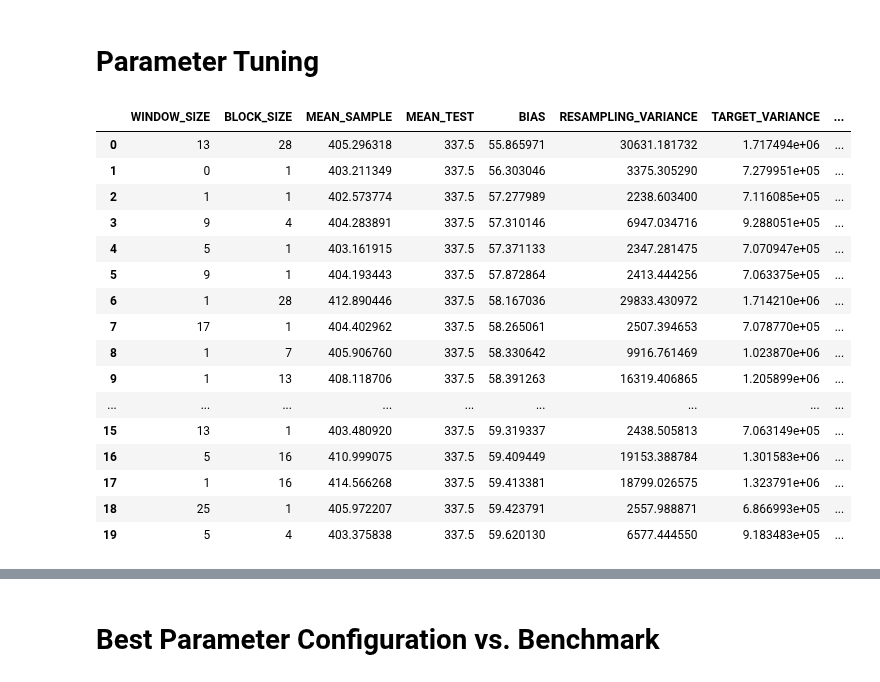
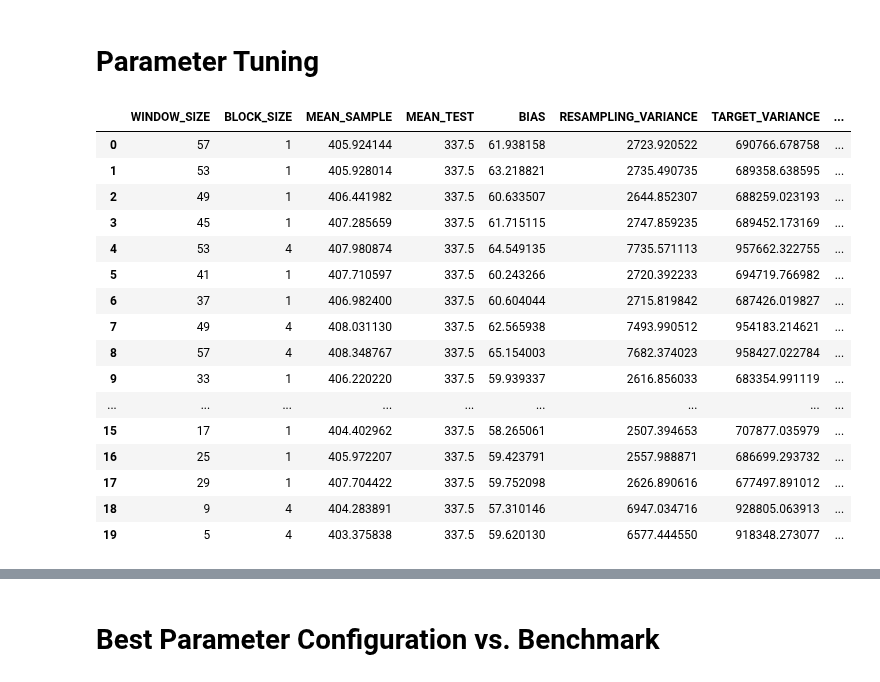
Before and after one commit to chrisnhr/Diplom, a Jupyter notebook: bootstrapping.ipynb, the cells around one changed output, grey strips where cells are left out. Saved outputs shown, nothing was run; the diff lists cells and outputs as text; code cells hidden in the pictures.

```diff
--- a/bootstrapping.ipynb
+++ b/bootstrapping.ipynb
@@ -89,23 +107,20 @@ Evaluation.run_grid(input_data) #3min auf dem Mac, dauert deutlich länger, wenn
 # %%
-df_grid_results = pd.read_csv("results/grid_results.csv")
-df_grid_results.groupby(["WINDOW_SIZE", "BLOCK_SIZE"]).median().drop(["TEST_ITEM_COMMUNICATIONKEY", "TWIN_NUMBER"], axis=1).sort_values("BIAS").reset_index().head(20) #median, bc distribution is skewed
-# auf Shortcomings des MAPE hinweisen in der Arbeit!
-#glaube wir sind durch das rausschneiden der soldouts überall schlechter geworden
+df_grid_results.groupby(["WINDOW_SIZE", "BLOCK_SIZE"]).median().drop(["TEST_ITEM_COMMUNICATIONKEY", "TWIN_NUMBER"], axis=1).sort_values("MAE").reset_index().head(20) #median, bc distribution is skewed
 # %% [output]
 |  | WINDOW_SIZE | BLOCK_SIZE | MEAN_SAMPLE | MEAN_TEST | BIAS | RESAMPLING_VARIANCE | TARGET_VARIANCE | ... |
-| 0 | 13 | 28 | 405.296318 | 337.5 | 55.865971 | 30631.181732 | 1.717494e+06 | ... |
-| 1 | 0 | 1 | 403.211349 | 337.5 | 56.303046 | 3375.305290 | 7.279951e+05 | ... |
-| 2 | 1 | 1 | 402.573774 | 337.5 | 57.277989 | 2238.603400 | 7.116085e+05 | ... |
-| 3 | 9 | 4 | 404.283891 | 337.5 | 57.310146 | 6947.034716 | 9.288051e+05 | ... |
-| 4 | 5 | 1 | 403.161915 | 337.5 | 57.371133 | 2347.281475 | 7.070947e+05 | ... |
-| 5 | 9 | 1 | 404.193443 | 337.5 | 57.872864 | 2413.444256 | 7.063375e+05 | ... |
-| 6 | 1 | 28 | 412.890446 | 337.5 | 58.167036 | 29833.430972 | 1.714210e+06 | ... |
-| 7 | 17 | 1 | 404.402962 | 337.5 | 58.265061 | 2507.394653 | 7.078770e+05 | ... |
-| 8 | 1 | 7 | 405.906760 | 337.5 | 58.330642 | 9916.761469 | 1.023870e+06 | ... |
-| 9 | 1 | 13 | 408.118706 | 337.5 | 58.391263 | 16319.406865 | 1.205899e+06 | ... |
+| 0 | 57 | 1 | 405.924144 | 337.5 | 61.938158 | 2723.920522 | 690766.678758 | ... |
+| 1 | 53 | 1 | 405.928014 | 337.5 | 63.218821 | 2735.490735 | 689358.638595 | ... |
+| 2 | 49 | 1 | 406.441982 | 337.5 | 60.633507 | 2644.852307 | 688259.023193 | ... |
+| 3 | 45 | 1 | 407.285659 | 337.5 | 61.715115 | 2747.859235 | 689452.173169 | ... |
+| 4 | 53 | 4 | 407.980874 | 337.5 | 64.549135 | 7735.571113 | 957662.322755 | ... |
+| 5 | 41 | 1 | 407.710597 | 337.5 | 60.243266 | 2720.392233 | 694719.766982 | ... |
+| 6 | 37 | 1 | 406.982400 | 337.5 | 60.604044 | 2715.819842 | 687426.019827 | ... |
+| 7 | 49 | 4 | 408.031130 | 337.5 | 62.565938 | 7493.990512 | 954183.214621 | ... |
+| 8 | 57 | 4 | 408.348767 | 337.5 | 65.154003 | 7682.374023 | 958427.022784 | ... |
+| 9 | 33 | 1 | 406.220220 | 337.5 | 59.939337 | 2616.856033 | 683354.991119 | ... |
 | ... | ... | ... | ... | ... | ... | ... | ... | ... |
-| 15 | 13 | 1 | 403.480920 | 337.5 | 59.319337 | 2438.505813 | 7.063149e+05 | ... |
-| 16 | 5 | 16 | 410.999075 | 337.5 | 59.409449 | 19153.388784 | 1.301583e+06 | ... |
-| 17 | 1 | 16 | 414.566268 | 337.5 | 59.413381 | 18799.026575 | 1.323791e+06 | ... |
-| 18 | 25 | 1 | 405.972207 | 337.5 | 59.423791 | 2557.988871 | 6.866993e+05 | ... |
-| 19 | 5 | 4 | 403.375838 | 337.5 | 59.620130 | 6577.444550 | 9.183483e+05 | ... |
+| 15 | 17 | 1 | 404.402962 | 337.5 | 58.265061 | 2507.394653 | 707877.035979 | ... |
+| 16 | 25 | 1 | 405.972207 | 337.5 | 59.423791 | 2557.988871 | 686699.293732 | ... |
+| 17 | 29 | 1 | 407.704422 | 337.5 | 59.752098 | 2626.890616 | 677497.891012 | ... |
+| 18 | 9 | 4 | 404.283891 | 337.5 | 57.310146 | 6947.034716 | 928805.063913 | ... |
+| 19 | 5 | 4 | 403.375838 | 337.5 | 59.620130 | 6577.444550 | 918348.273077 | ... |
```
Also changed, not shown: parts of 24 cells of this notebook, 3 other files.
